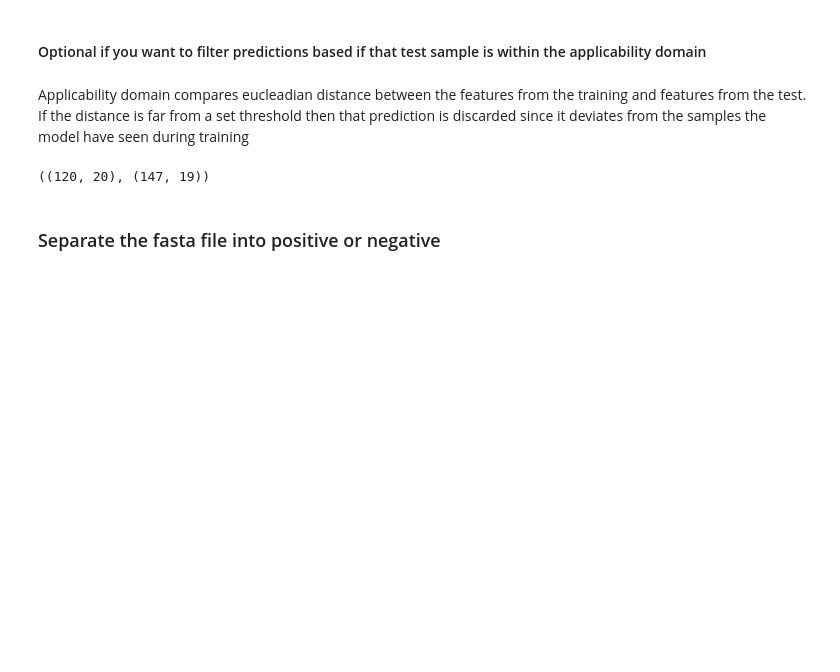
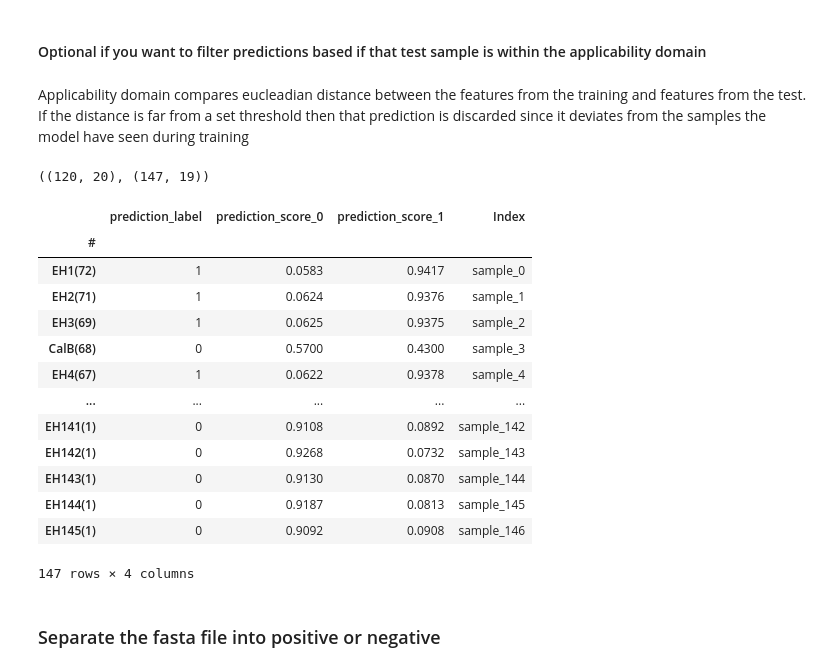
Before and after one commit to etiur/BioML, a Jupyter notebook: examples/test_classification.ipynb, the cells around one changed output. Saved outputs shown, nothing was run; the diff lists cells and outputs as text; code cells hidden in the pictures; blank space fills up the shorter version.

```diff
--- a/examples/test_classification.ipynb
+++ b/examples/test_classification.ipynb
@@ -229,9 +254,27 @@ filtered_pred.shape, predictions.shape
 ((120, 20), (147, 19))
 # %%
  # if you don't apply the domain filter, you can just use the predictions but you have to change the index to sample_0, sample_1, etc
-predictions.index = [f"sample_{x}" for x, _ in enumerate(predictions.index)]
+
 col_name = ["prediction_score", "prediction_label", "AD_number"]
-predictions = predictions.loc[:, predictions.columns.str.contains("|".join(col_name))] # only keep the columns with the prediction scores
+predictions = predictions.loc[:, predictions.columns.str.contains("|".join(col_name))]
+predictions["Index"] = [f"sample_{x}" for x, _ in enumerate(predictions.index)]# only keep the columns with the prediction scores
+# %%
+predictions
+# %% [output]
+|  | prediction_label | prediction_score_0 | prediction_score_1 | Index |
+| # |  |  |  |  |
+| EH1(72) | 1 | 0.0583 | 0.9417 | sample_0 |
+| EH2(71) | 1 | 0.0624 | 0.9376 | sample_1 |
+| EH3(69) | 1 | 0.0625 | 0.9375 | sample_2 |
+| CalB(68) | 0 | 0.5700 | 0.4300 | sample_3 |
+| EH4(67) | 1 | 0.0622 | 0.9378 | sample_4 |
+| ... | ... | ... | ... | ... |
+| EH141(1) | 0 | 0.9108 | 0.0892 | sample_142 |
+| EH142(1) | 0 | 0.9268 | 0.0732 | sample_143 |
+| EH143(1) | 0 | 0.9130 | 0.0870 | sample_144 |
+| EH144(1) | 0 | 0.9187 | 0.0813 | sample_145 |
+| EH145(1) | 0 | 0.9092 | 0.0908 | sample_146 |
+147 rows × 4 columns
 # %% [markdown]
 ### Separate the fasta file into positive or negative
 # %%
```
Also changed, not shown: parts of 4 cells of this notebook, 5 other files.
